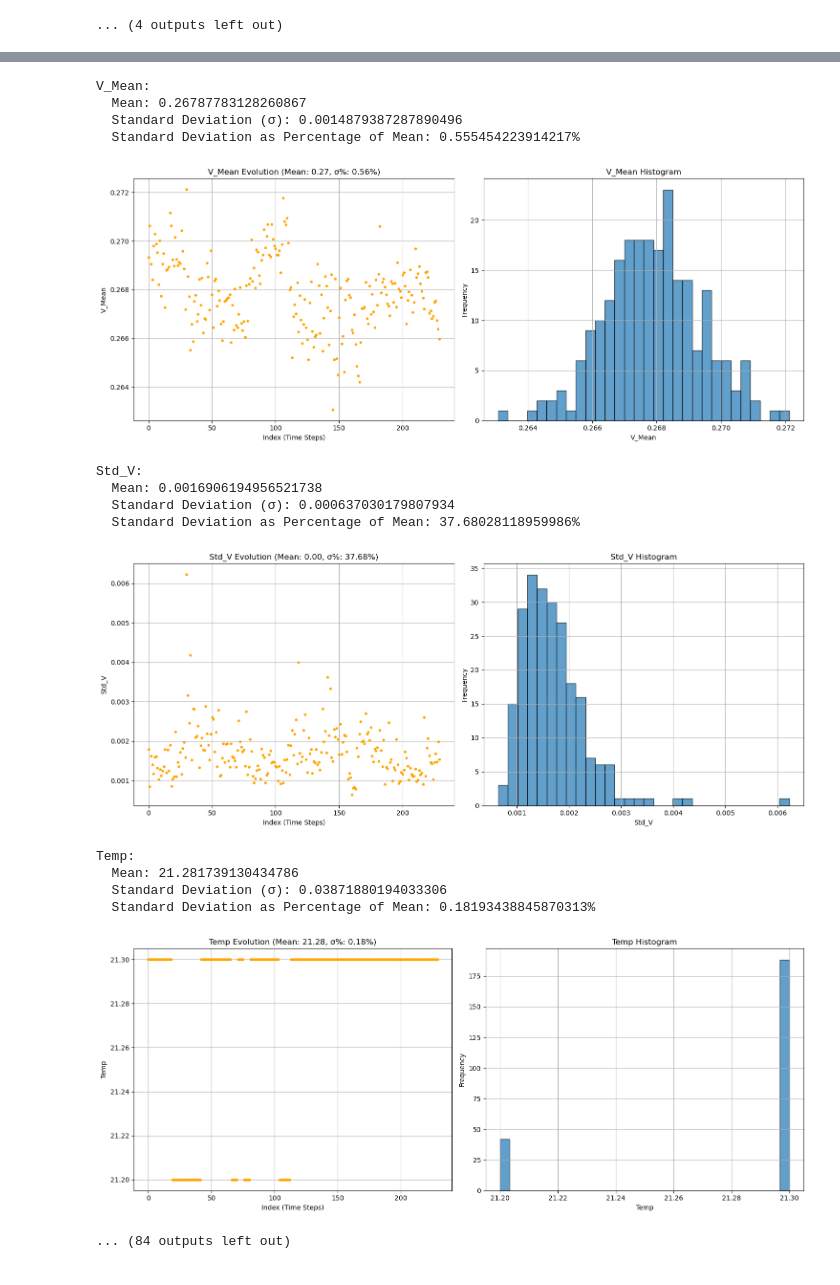
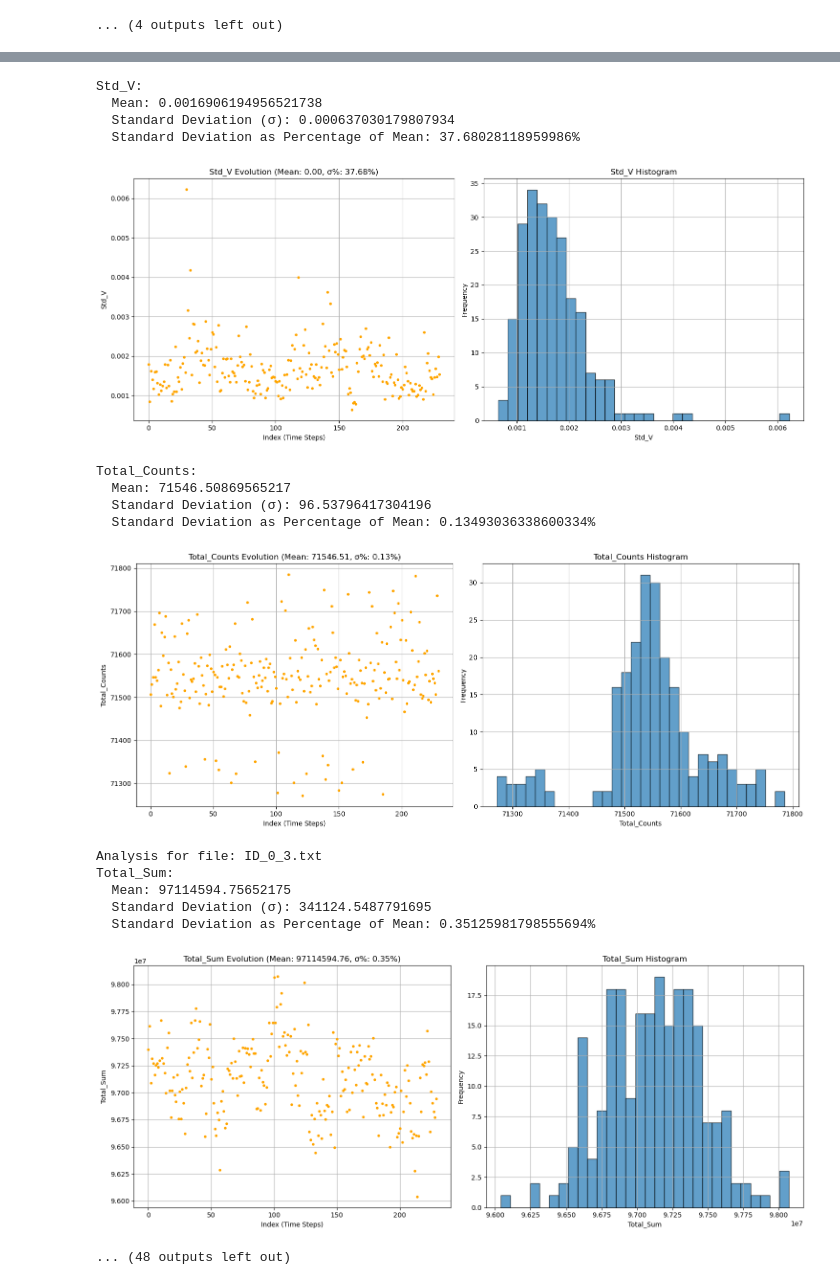
Before and after one commit to IFAEControl/sensors-analysis, a Jupyter notebook: Stability_Board.ipynb, the cells around one changed output, grey strips where cells are left out. Saved outputs shown, nothing was run; the diff lists cells and outputs as text; code cells hidden in the pictures.

Commit message:
removed the temperature and humidity from the per-txt plots

```diff
--- a/Stability_Board.ipynb
+++ b/Stability_Board.ipynb
@@ -123,6 +127,6 @@ Temp:
 # %%
 # List of columns to analyze and plot
-columns_to_plot = ['Laser_Power', 'Total_Sum', 'Total_Sqr', 'V_Mean', 'Std_V', 'Temp', 'Humidity', 'Total_Counts']
+columns_to_plot = ['Total_Sum', 'Total_Sqr', 'V_Mean', 'Std_V', 'Total_Counts']
 
 # Iterate over each file in the folder
 for file_name in os.listdir(folder_path):
@@ -194,16 +198,17 @@ Total_Sqr:
-V_Mean:
-  Mean: 0.26787783128260867
-  Standard Deviation (σ): 0.0014879387287890496
-  Standard Deviation as Percentage of Mean: 0.555454223914217%
+Std_V:
+  Mean: 0.0016906194956521738
+  Standard Deviation (σ): 0.000637030179807934
+  Standard Deviation as Percentage of Mean: 37.68028118959986%
-[figure, old version]
+[figure, new version]
-Std_V:
-  Mean: 0.0016906194956521738
-  Standard Deviation (σ): 0.000637030179807934
-  Standard Deviation as Percentage of Mean: 37.68028118959986%
+Total_Counts:
+  Mean: 71546.50869565217
+  Standard Deviation (σ): 96.53796417304196
+  Standard Deviation as Percentage of Mean: 0.13493036338600334%
-[figure, old version]
+[figure, new version]
-Temp:
-  Mean: 21.281739130434786
-  Standard Deviation (σ): 0.03871880194033306
-  Standard Deviation as Percentage of Mean: 0.18193438845870313%
+Analysis for file: ID_0_3.txt
+Total_Sum:
+  Mean: 97114594.75652175
+  Standard Deviation (σ): 341124.5487791695
+  Standard Deviation as Percentage of Mean: 0.35125981798555694%
-[figure, old version]
+[figure, new version]
-... (84 outputs left out)
+... (48 outputs left out)
```
Also changed, not shown: parts of 5 cells of this notebook.
